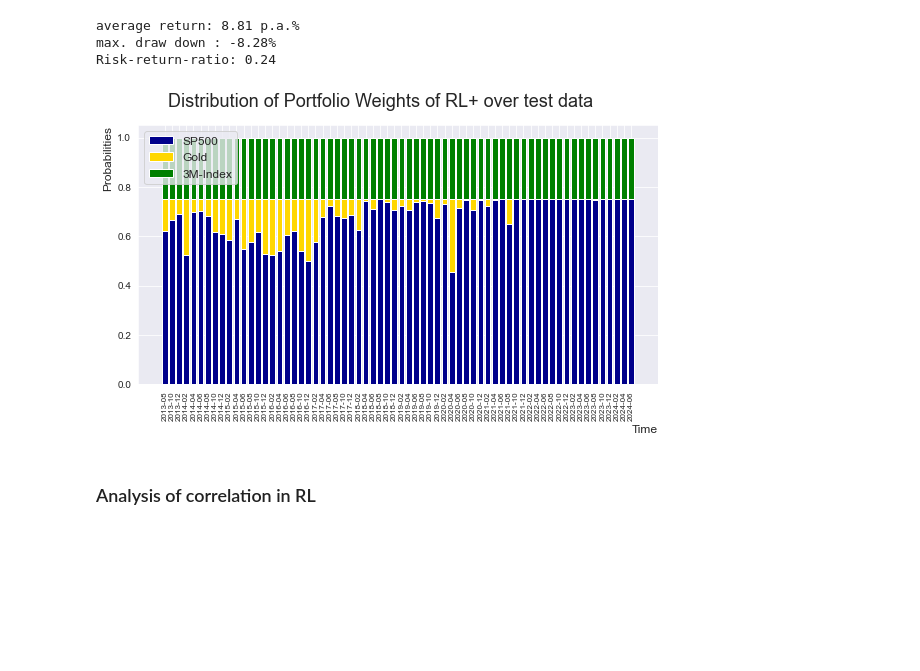
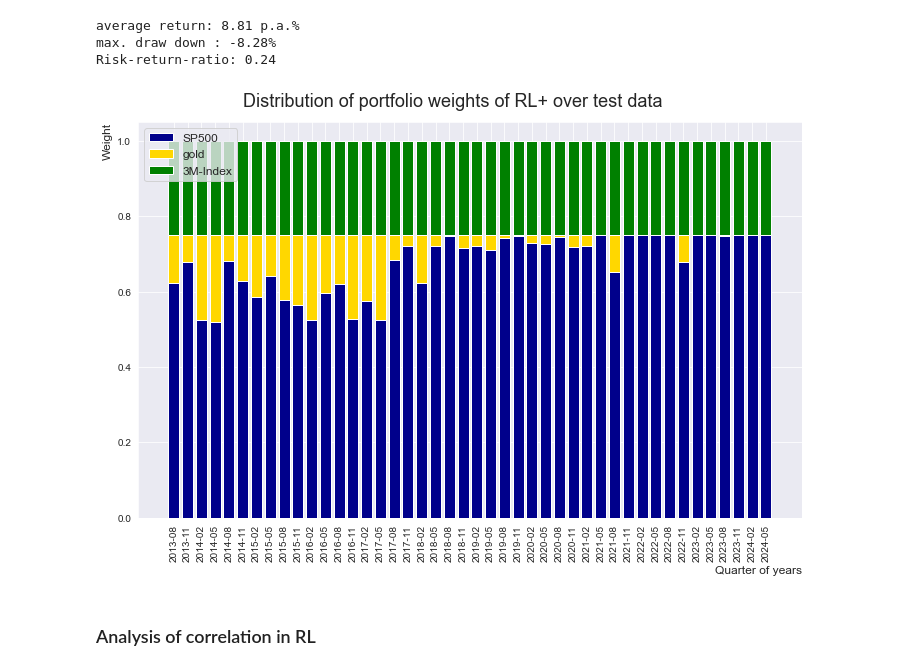
Before and after one commit to JohannesWinkler74/MSc_Thesis, a Jupyter notebook: DQN_target_network/DQN_target_network.ipynb, the cells around one changed output. Cells and saved outputs as stored; diff of their text form; code cells hidden in the pictures; blank space fills up the shorter version.

```diff
--- a/DQN_target_network/DQN_target_network.ipynb
+++ b/DQN_target_network/DQN_target_network.ipynb
@@ -417,7 +411,7 @@ Risk-return-ratio: 0.24
 #data_profit_rl.to_csv("output_series_no_index.csv", index=False, header=False)
 # %%
 # labels
-categories = ['SP500','Gold','3M-Index']
+categories = ['SP500','gold','3M-Index']
 names = ['MPT','TS', 'RL']
 
 portfolio_rl_list = [tensor.tolist() for tensor in portfolio_rl_corrected]
@@ -426,50 +420,50 @@ portfolios = [portfolio_rl_list]
 
  # set-up graphic
 sns.set_style('darkgrid')
-fig, ax = plt.subplots(len(portfolios), 1, figsize=(8, 5))
+fig, ax = plt.subplots(len(portfolios), 1, figsize=(10, 7))
 
 
 
 container = []
 x_axis = []
-for i in range(1,math.floor(len(portfolio_rl_list)),2):
+for i in range(1,math.floor(len(portfolio_rl_list)),3):
     container.append(portfolio_rl_list[i])
     x_axis.append(data_all_assets_test.index[1+i].strftime('%Y-%m'))
 
 # x- axis
 n_timepoints = len(container)
 x = np.arange(n_timepoints)
 
 # define colours
 colors = ['darkblue', 'gold', 'green', 'red']
 
 # bars starting at zero
 bottom = np.zeros(n_timepoints)
 
 # stacked bar chart
 for i, category in enumerate(categories):
     heights = [probabilities[i] for probabilities in container]
     ax.bar(x, heights, bottom=bottom, label=category, color=colors[i])
     # Update der 'bottom'-Positionen für das nächste Segment
     bottom += heights
 
 
 
     # labelling of axis
-    ax.set_xlabel('Time', loc='right', fontsize=12)
+    ax.set_xlabel('Quarter of years', loc='right', fontsize=12)
     ax.set_xticks(x)
-    ax.set_xticklabels(x_axis, fontsize=8, rotation=90)
-    ax.set_ylabel('Probabilities',loc='top', fontsize=12)
+    ax.set_xticklabels(x_axis, fontsize=10, rotation=90)
+    ax.set_ylabel('Weight',loc='top', fontsize=12)
     #ax.set_title(f'Distribution of Portfolio Weights of RL+ over test data', fontsize=12)
 
     # add legend
     ax.legend( loc=2, fontsize=12)
 
-plt.suptitle('Distribution of Portfolio Weights of RL+ over test data', fontsize = 18)
+plt.suptitle('Distribution of portfolio weights of RL+ over test data', fontsize = 18)
 plt.tight_layout()
 plt.show()
 # %% [output]
-[figure, old version]
+[figure, new version]
 # %% [markdown]
 ### Analysis of correlation in RL
 # %%
```
Also changed, not shown: parts of 8 cells of this notebook, 1 other file.
